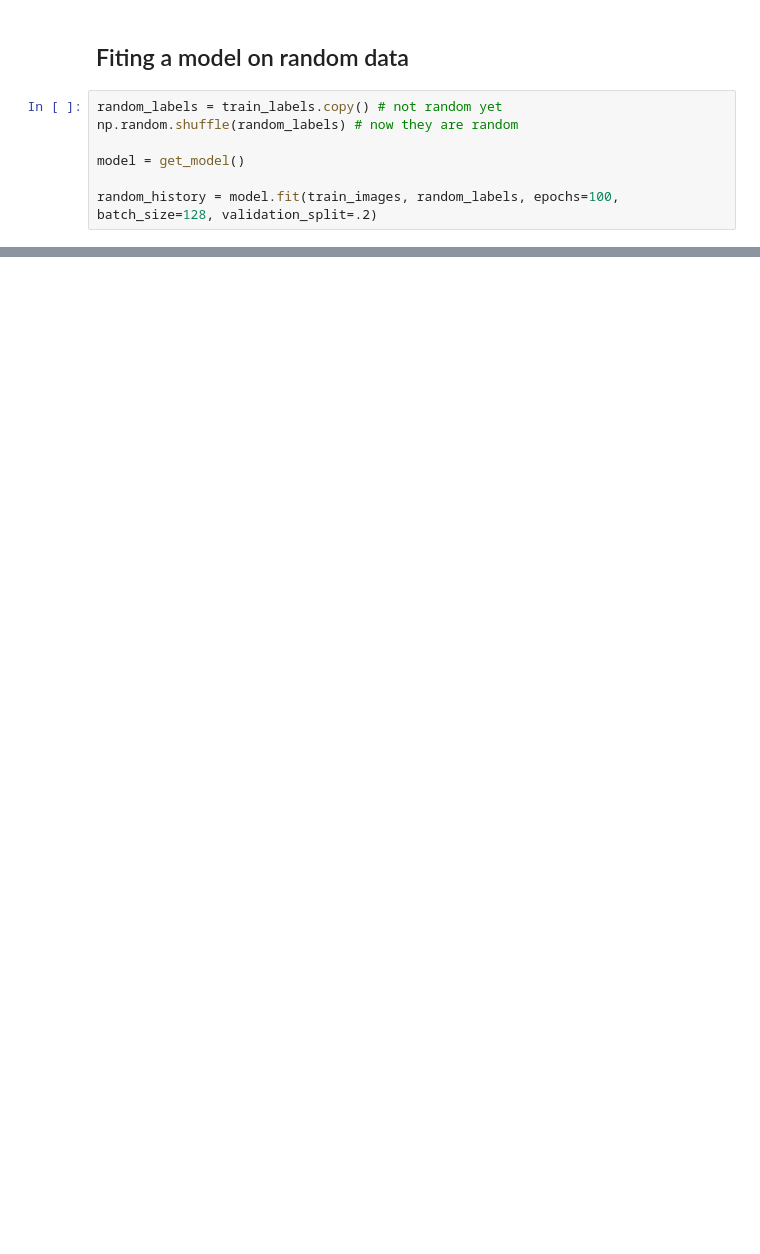
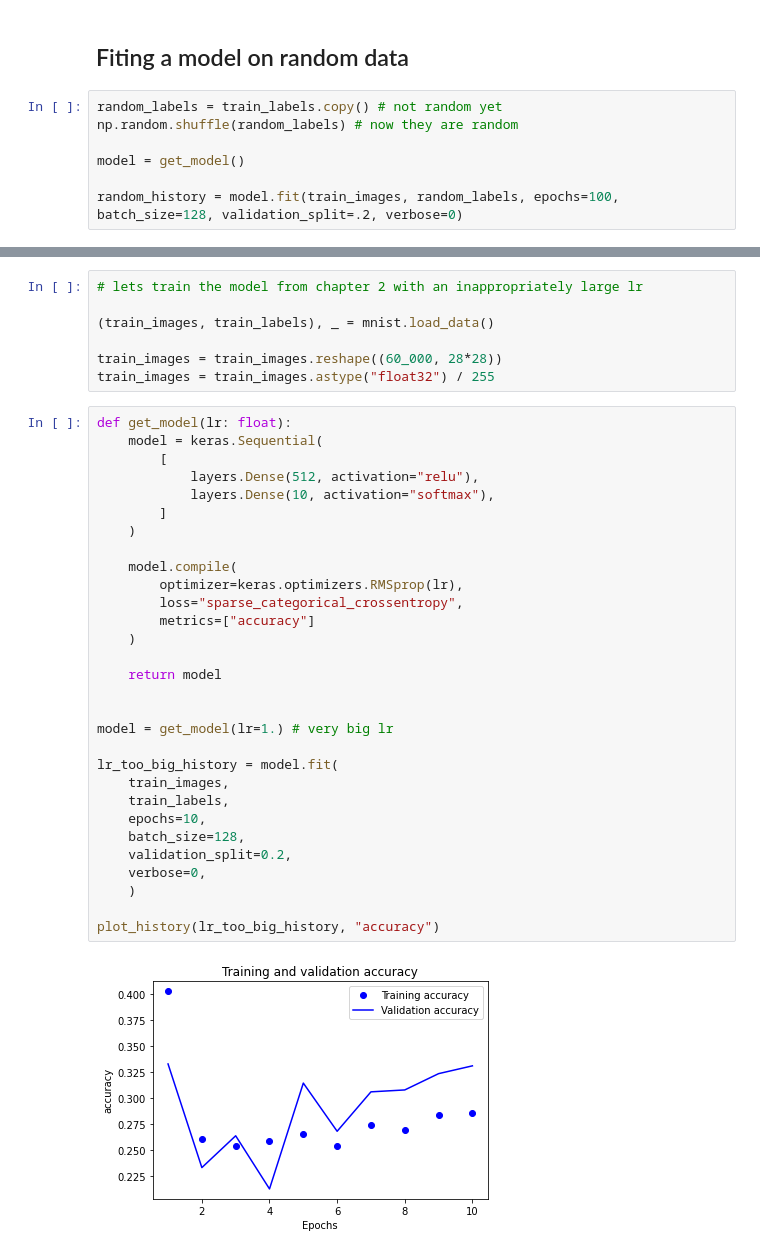
Before and after one commit to eballesteros/deep-learning-with-python-notebooks, a Jupyter notebook: my_notebooks/chapter05_fundamentals-of-ml.ipynb, the cells around one changed output, grey strips where cells are left out. Drawn from its saved outputs; the diff is of its cells as text; blank space fills up the shorter version.

Commit message:
finished chapter5

```diff
--- a/my_notebooks/chapter05_fundamentals-of-ml.ipynb
+++ b/my_notebooks/chapter05_fundamentals-of-ml.ipynb
@@ -97,4 +85,4 @@ np.random.shuffle(random_labels) # now they are random
 
 model = get_model()
 
-random_history = model.fit(train_images, random_labels, epochs=100, batch_size=128, validation_split=.2)
+random_history = model.fit(train_images, random_labels, epochs=100, batch_size=128, validation_split=.2, verbose=0)
@@ -124,0 +112,39 @@ plot_history(random_history, "accuracy")
+# %%
+# lets train the model from chapter 2 with an inappropriately large lr
+
+(train_images, train_labels), _ = mnist.load_data()
+
+train_images = train_images.reshape((60_000, 28*28))
+train_images = train_images.astype("float32") / 255
+# %%
+def get_model(lr: float):
+    model = keras.Sequential(
+        [
+            layers.Dense(512, activation="relu"),
+            layers.Dense(10, activation="softmax"),
+        ]
+    )
+
+    model.compile(
+        optimizer=keras.optimizers.RMSprop(lr),
+        loss="sparse_categorical_crossentropy",
+        metrics=["accuracy"]
+    )
+
+    return model
+
+
+model = get_model(lr=1.) # very big lr
+
+lr_too_big_history = model.fit(
+    train_images,
+    train_labels,
+    epochs=10,
+    batch_size=128,
+    validation_split=0.2,
+    verbose=0,
+    )
+
+plot_history(lr_too_big_history, "accuracy")
+# %% [output]
+[figure, added]
```
Also changed, not shown: parts of 21 cells of this notebook.
